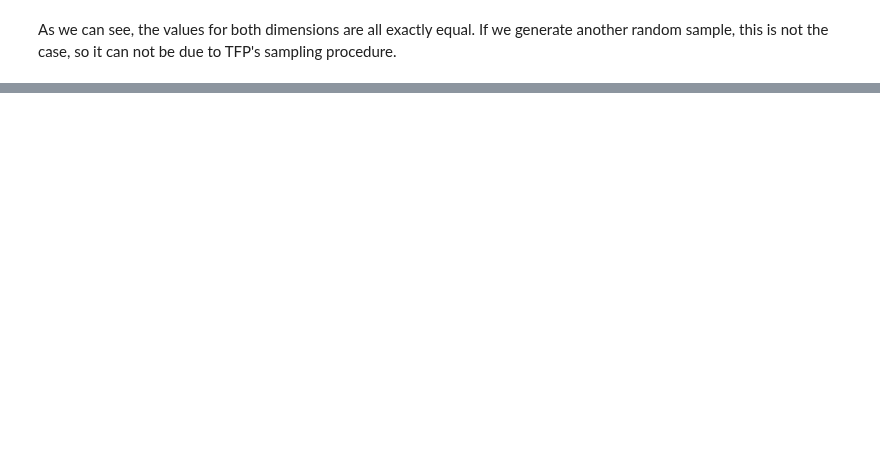
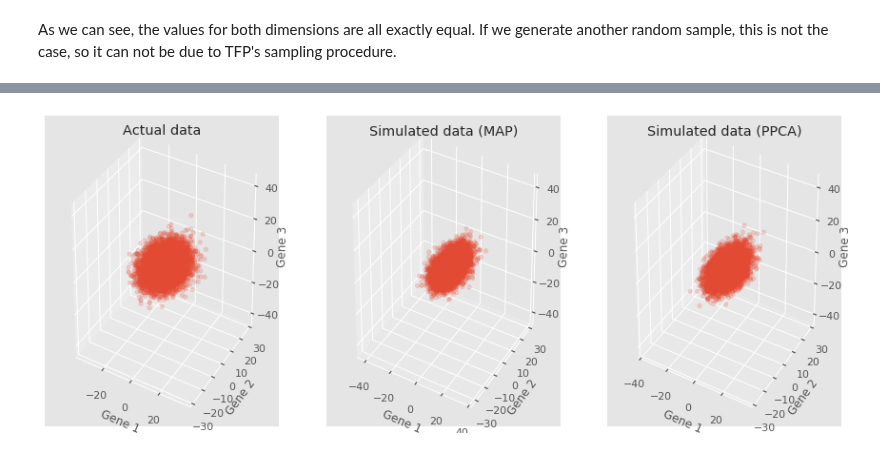
Before and after one commit to tobias-beers/RNA_visualization, a Jupyter notebook: Code/TensorFlow/PPCA_part2.ipynb, the cells around one changed output, grey strips where cells are left out. Cells and saved outputs as stored; diff of their text form; code cells hidden in the pictures; blank space fills up the shorter version.

```diff
--- a/Code/TensorFlow/PPCA_part2.ipynb
+++ b/Code/TensorFlow/PPCA_part2.ipynb
@@ -274,0 +279,26 @@ Now $\bar{x}$ and $\bar{z}$ are both very off and the correlation problem still
+# %%
+np.random.shuffle(z[0,:])
+sample_X = tfd.Normal(loc=tf.matmul(tf.Variable(w,dtype=tf.float32),tf.Variable(z,dtype=tf.float32)),scale=sigma,name="x_ppca").sample()
+# %%
+fig = plt.figure(figsize=(15,6))
+ax = fig.add_subplot(1,3,1, projection='3d')
+ax.scatter(x_train[0,:],x_train[1,:],x_train[2,:], alpha=0.2)
+ax.set_title('Actual data')
+ax.set_xlabel('Gene 1')
+ax.set_ylabel('Gene 2')
+ax.set_zlabel('Gene 3')
+ax = fig.add_subplot(1,3,2, projection='3d')
+ax.scatter(x_generated[0,:],x_generated[1,:],x_generated[2,:], alpha=0.2)
+ax.set_title('Simulated data (MAP)')
+ax.set_xlabel('Gene 1')
+ax.set_ylabel('Gene 2')
+ax.set_zlabel('Gene 3')
+ax = fig.add_subplot(1,3,3, projection='3d')
+ax.scatter(sample_X[0,:],sample_X[1,:],sample_X[2,:], alpha=0.2)
+ax.set_title('Simulated data (PPCA)')
+ax.set_xlabel('Gene 1')
+ax.set_ylabel('Gene 2')
+ax.set_zlabel('Gene 3')
+plt.show()
+# %% [output]
+[figure, added]
```
Also changed, not shown: parts of 13 cells of this notebook.
